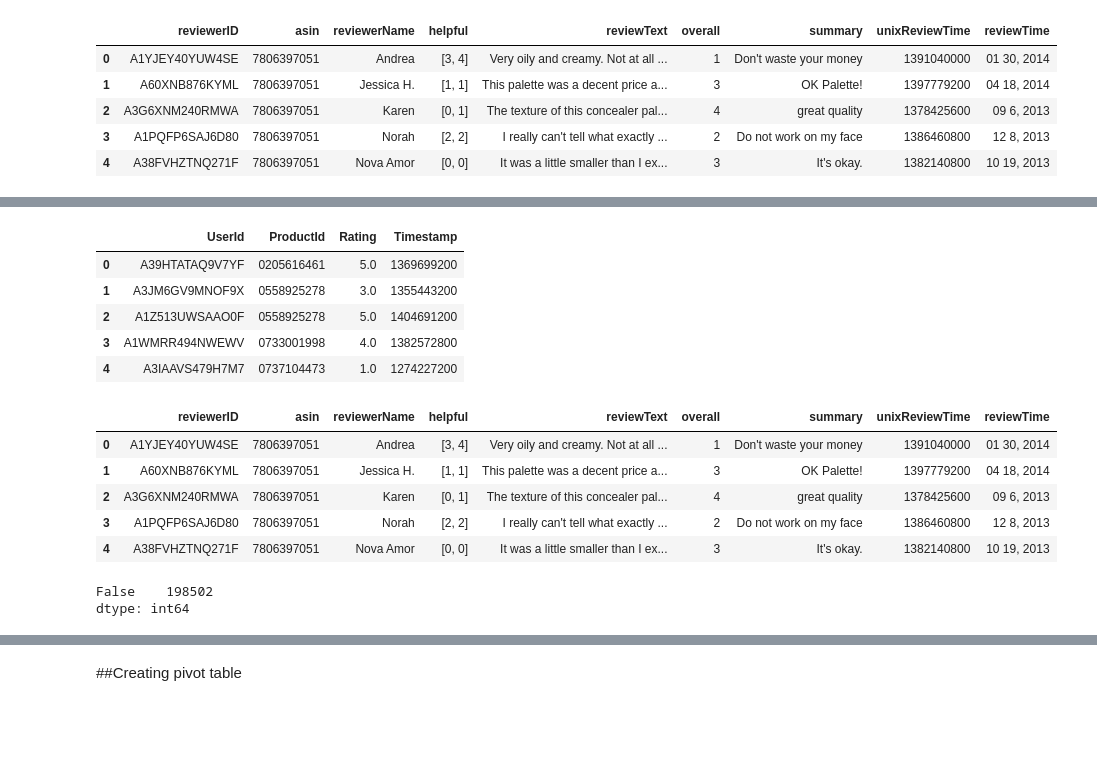
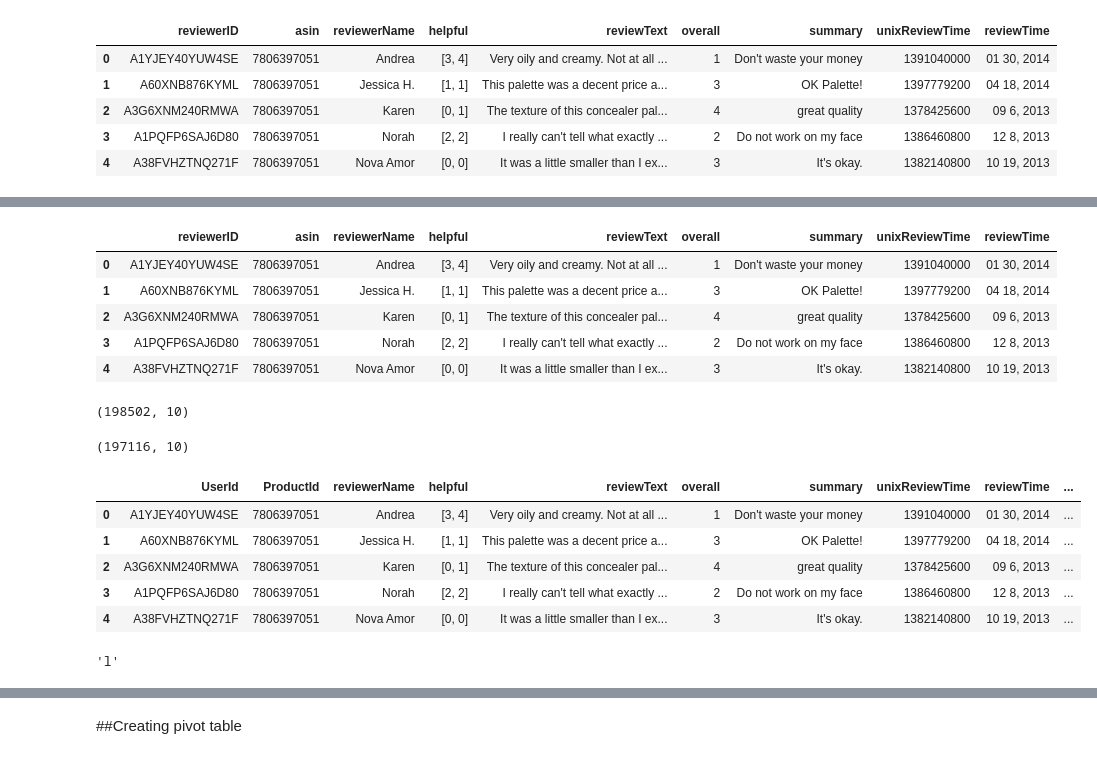
Before and after one commit to Ishakasar/Recommender-engine, a Jupyter notebook: Isha_Kasar_Team_2_Capstone_Project_4.ipynb, the cells around one changed output, grey strips where cells are left out. Saved outputs shown, nothing was run; the diff lists cells and outputs as text; code cells hidden in the pictures; blank space fills up the shorter version.

```diff
--- a/Isha_Kasar_Team_2_Capstone_Project_4.ipynb
+++ b/Isha_Kasar_Team_2_Capstone_Project_4.ipynb
@@ -43,4 +43,4 @@ import matplotlib.pyplot as plt
 # %%
 df1=pd.read_csv('/content/drive/MyDrive/AlmaBetter/Cohort Aravali/Module 4/Week 4/ratings_Beauty.csv')
 # %%
-df2=pd.read_json('/content/drive/MyDrive/AlmaBetter/Cohort Aravali/Module 4/Week 4/reviews_Beauty_5.json.gz', lines = True)
+df=pd.read_json('/content/drive/MyDrive/AlmaBetter/Cohort Aravali/Module 4/Week 4/reviews_Beauty_5.json.gz', lines = True)
@@ -143,23 +153,31 @@ dtype: int64
 # %%
-df1.head()
+df.head()
 # %% [output]
-|  | UserId | ProductId | Rating | Timestamp |
-| 0 | A39HTATAQ9V7YF | 0205616461 | 5.0 | 1369699200 |
-| 1 | A3JM6GV9MNOF9X | 0558925278 | 3.0 | 1355443200 |
-| 2 | A1Z513UWSAAO0F | 0558925278 | 5.0 | 1404691200 |
-| 3 | A1WMRR494NWEWV | 0733001998 | 4.0 | 1382572800 |
-| 4 | A3IAAVS479H7M7 | 0737104473 | 1.0 | 1274227200 |
+|  | reviewerID | asin | reviewerName | helpful | reviewText | overall | summary | unixReviewTime | reviewTime |
+| 0 | A1YJEY40YUW4SE | 7806397051 | Andrea | [3, 4] | Very oily and creamy. Not at all ... | 1 | Don't waste your money | 1391040000 | 01 30, 2014 |
+| 1 | A60XNB876KYML | 7806397051 | Jessica H. | [1, 1] | This palette was a decent price a... | 3 | OK Palette! | 1397779200 | 04 18, 2014 |
+| 2 | A3G6XNM240RMWA | 7806397051 | Karen | [0, 1] | The texture of this concealer pal... | 4 | great quality | 1378425600 | 09 6, 2013 |
+| 3 | A1PQFP6SAJ6D80 | 7806397051 | Norah | [2, 2] | I really can't tell what exactly ... | 2 | Do not work on my face | 1386460800 | 12 8, 2013 |
+| 4 | A38FVHZTNQ271F | 7806397051 | Nova Amor | [0, 0] | It was a little smaller than I ex... | 3 | It's okay. | 1382140800 | 10 19, 2013 |
+# %%
+df.rename(columns={"reviewerID": "UserId", "asin": "ProductId"}, inplace=True)
+df['Rating'] = df1['Rating']
+# %%
+df.shape
+# %% [output]
+(198502, 10)
+# %%
+df.dropna(inplace = True)
+# %%
+df.shape
+# %% [output]
+(197116, 10)
 # %%
-df2.head()
+df.head()
 # %% [output]
-|  | reviewerID | asin | reviewerName | helpful | reviewText | overall | summary | unixReviewTime | reviewTime |
-| 0 | A1YJEY40YUW4SE | 7806397051 | Andrea | [3, 4] | Very oily and creamy. Not at all ... | 1 | Don't waste your money | 1391040000 | 01 30, 2014 |
-| 1 | A60XNB876KYML | 7806397051 | Jessica H. | [1, 1] | This palette was a decent price a... | 3 | OK Palette! | 1397779200 | 04 18, 2014 |
-| 2 | A3G6XNM240RMWA | 7806397051 | Karen | [0, 1] | The texture of this concealer pal... | 4 | great quality | 1378425600 | 09 6, 2013 |
-| 3 | A1PQFP6SAJ6D80 | 7806397051 | Norah | [2, 2] | I really can't tell what exactly ... | 2 | Do not work on my face | 1386460800 | 12 8, 2013 |
-| 4 | A38FVHZTNQ271F | 7806397051 | Nova Amor | [0, 0] | It was a little smaller than I ex... | 3 | It's okay. | 1382140800 | 10 19, 2013 |
+|  | UserId | ProductId | reviewerName | helpful | reviewText | overall | summary | unixReviewTime | reviewTime | ... |
+| 0 | A1YJEY40YUW4SE | 7806397051 | Andrea | [3, 4] | Very oily and creamy. Not at all ... | 1 | Don't waste your money | 1391040000 | 01 30, 2014 | ... |
+| 1 | A60XNB876KYML | 7806397051 | Jessica H. | [1, 1] | This palette was a decent price a... | 3 | OK Palette! | 1397779200 | 04 18, 2014 | ... |
+| 2 | A3G6XNM240RMWA | 7806397051 | Karen | [0, 1] | The texture of this concealer pal... | 4 | great quality | 1378425600 | 09 6, 2013 | ... |
+| 3 | A1PQFP6SAJ6D80 | 7806397051 | Norah | [2, 2] | I really can't tell what exactly ... | 2 | Do not work on my face | 1386460800 | 12 8, 2013 | ... |
+| 4 | A38FVHZTNQ271F | 7806397051 | Nova Amor | [0, 0] | It was a little smaller than I ex... | 3 | It's okay. | 1382140800 | 10 19, 2013 | ... |
-# %%
-df2[['reviewerID','asin']].duplicated().value_counts()
-# %% [output]
-False    198502
-dtype: int64
@@ -168,3 +186,7 @@ df=df1.sample(frac = 0.4)
+# %%
+f'l'
+# %% [output]
+'l'
 # %%
 users_interactions_count_df = df.groupby(['UserId', 'ProductId']).size().groupby('UserId').size()
 print('# of users: %d' % len(users_interactions_count_df))
```
Also changed, not shown: parts of 43 cells of this notebook.
